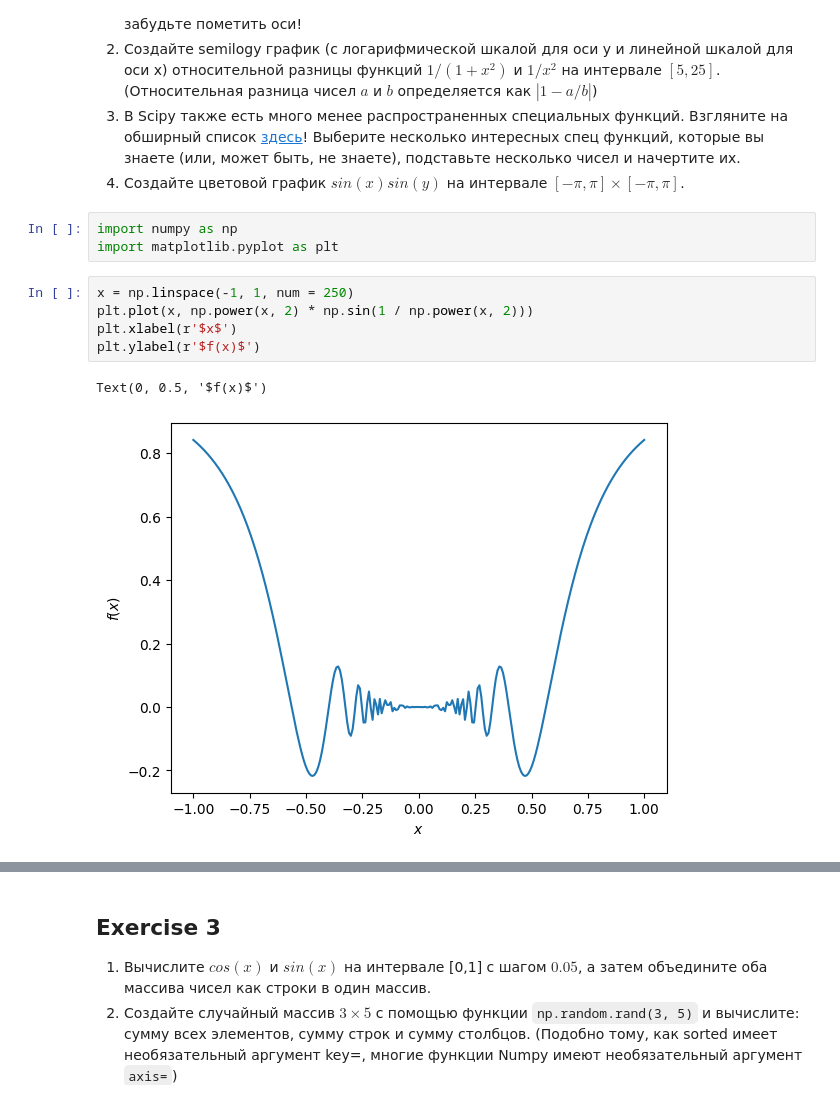
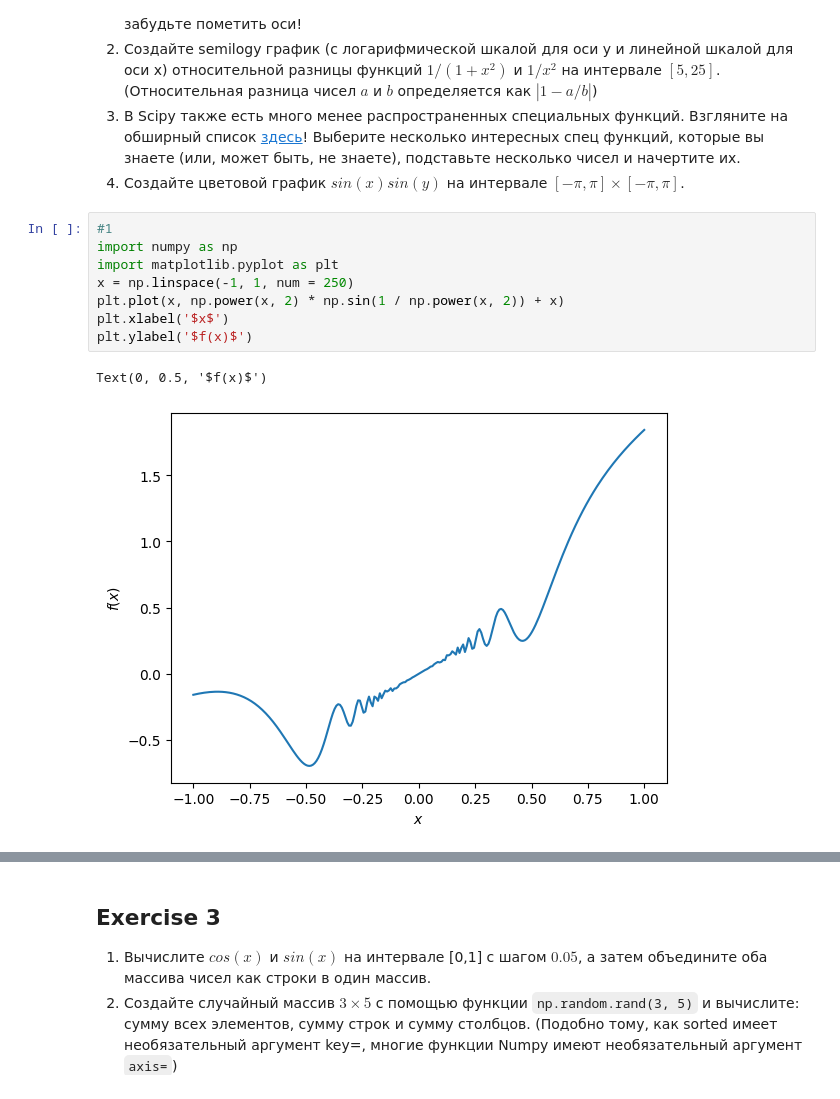
Before and after one commit to korotandr/MathPack2024, a Jupyter notebook: homework-04/homework-practice-04-numpy_matplotlib.ipynb, the cells around one changed output, grey strips where cells are left out. Drawn from its saved outputs; the diff is of its cells as text.

```diff
--- a/homework-04/homework-practice-04-numpy_matplotlib.ipynb
+++ b/homework-04/homework-practice-04-numpy_matplotlib.ipynb
@@ -121,14 +134,14 @@ NameError: name 'np' is not defined
 2. Создайте semilogy график (с логарифмической шкалой для оси y и линейной шкалой для оси x) относительной разницы  функций $1/(1+x^2)$ и $1/x^2$ на интервале $[5,25]$. (Относительная разница чисел $a$ и $b$ определяется как $|1−a/b|$)
 3. В Scipy также есть много менее распространенных специальных функций. Взгляните на обширный список <a href=https://docs.scipy.org/doc/scipy/reference/special.html> здесь</a>! Выберите несколько интересных спец функций, которые вы знаете (или, может быть, не знаете), подставьте несколько чисел и начертите их.
 4. Создайте цветовой график $sin(x)sin(y)$ на интервале $[−π,π]×[−π,π]$.
-# %%
-import numpy as np
-import matplotlib.pyplot as plt
 # %%
+#1
+import numpy as np
+import matplotlib.pyplot as plt
 x = np.linspace(-1, 1, num = 250)
-plt.plot(x, np.power(x, 2) * np.sin(1 / np.power(x, 2)))
-plt.xlabel(r'$x$')
-plt.ylabel(r'$f(x)$')
+plt.plot(x, np.power(x, 2) * np.sin(1 / np.power(x, 2)) + x)
+plt.xlabel('$x$')
+plt.ylabel('$f(x)$')
 # %% [output]
 Text(0, 0.5, '$f(x)$')
-[figure, old version]
+[figure, new version]
```
Also changed, not shown: parts of 9 cells of this notebook.
